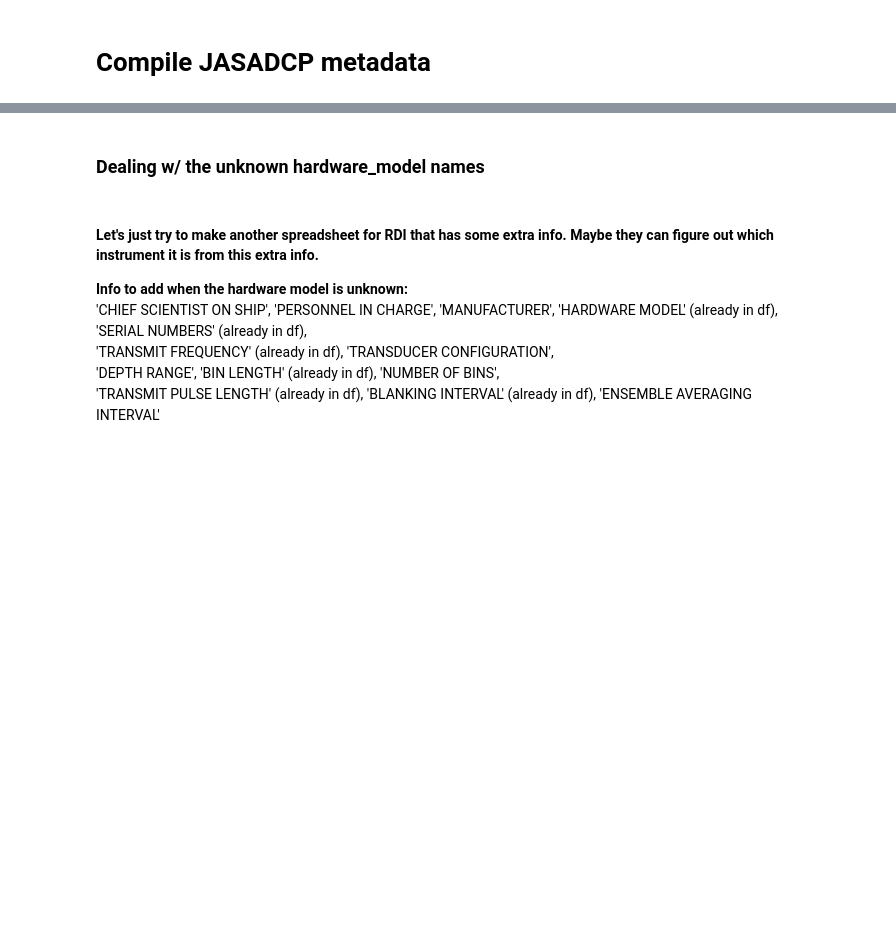
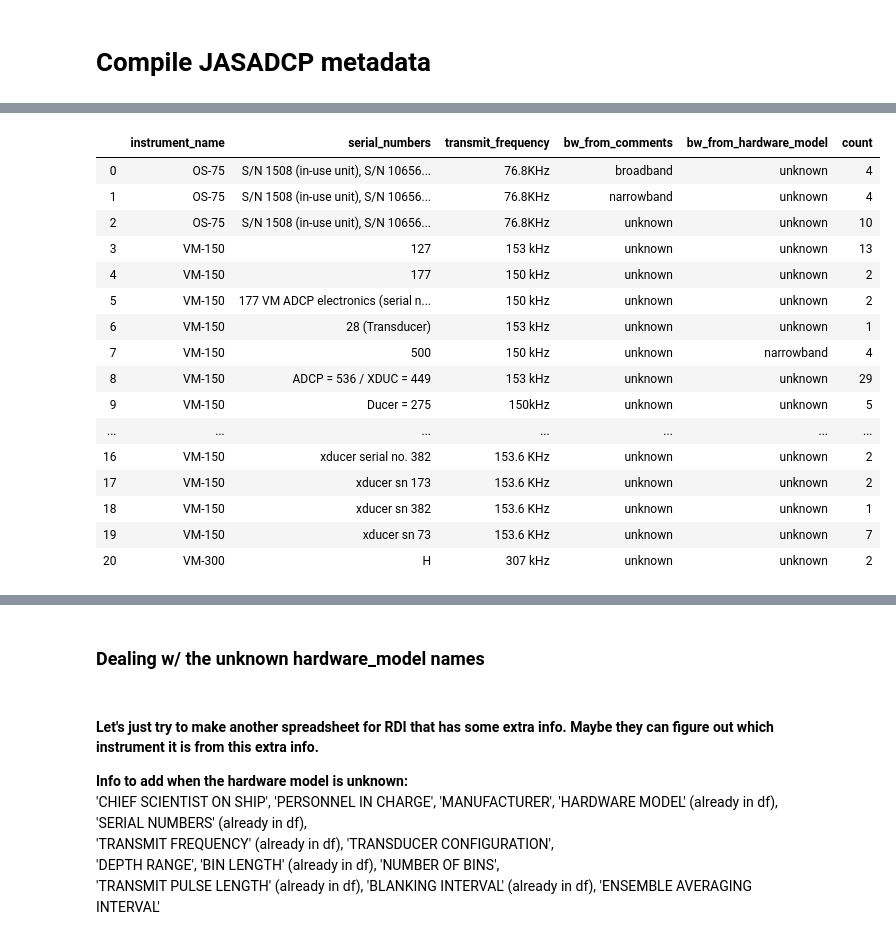
Before and after one commit to shirleyswirley/acoustic-variability, a Jupyter notebook: python/create_instrument_spreadsheet.ipynb, the cells around one changed output, grey strips where cells are left out. Cells and saved outputs as stored; diff of their text form; code cells hidden in the pictures; blank space fills up the shorter version.

```diff
--- a/python/create_instrument_spreadsheet.ipynb
+++ b/python/create_instrument_spreadsheet.ipynb
@@ -135,6 +150,7 @@ def set_bandwidth_from_hardware_model(row):
 # %%
 df['bw_from_comments']=df.apply(set_bandwidth_from_comments, axis=1)
 df['bw_from_hardware_model']=df.apply(set_bandwidth_from_hardware_model, axis=1)
+df['bandwidth']=df.apply(set_final_bandwidth, axis=1)
 # %%
 #pd.set_option('max_rows', 100)
 #pd.set_option('display.max_colwidth', -1)
@@ -198,0 +259,6 @@ df['hardware_model'].value_counts().to_csv('jasadcp_unique_instruments.csv', hea
+# %%
+# - Create df w/ uniform instrument names
+df['instrument_name']=df.apply(set_uniform_name_orig_hardware_model, axis=1)
+cols = list(df.columns.values)
+cols = [cols[0]]+['instrument_name']+cols[1:-1]
+df = df[cols]
@@ -198,0 +306,6 @@ df['hardware_model'].value_counts().to_csv('jasadcp_unique_instruments.csv', hea
+# %%
+#df_sn = df.dropna(subset = ['serial_numbers'])
+df_sn = df.dropna(subset = ['serial_numbers'])[['instrument_name','serial_numbers',
+                                                'transmit_frequency','bw_from_comments',
+                                                'bw_from_hardware_model','cruise_beg_date','comments']]
+df_sn = df_sn[df_sn['serial_numbers'] != 'unconfirmed']
@@ -198,0 +345,22 @@ df['hardware_model'].value_counts().to_csv('jasadcp_unique_instruments.csv', hea
+# %%
+df_sn.groupby(['instrument_name','serial_numbers','transmit_frequency',
+               'bw_from_comments','bw_from_hardware_model']
+             ).size().reset_index().rename(columns={0:'count'})
+# %% [output]
+|  | instrument_name | serial_numbers | transmit_frequency | bw_from_comments | bw_from_hardware_model | count |
+| 0 | OS-75 | S/N 1508 (in-use unit), S/N 10656... | 76.8KHz | broadband | unknown | 4 |
+| 1 | OS-75 | S/N 1508 (in-use unit), S/N 10656... | 76.8KHz | narrowband | unknown | 4 |
+| 2 | OS-75 | S/N 1508 (in-use unit), S/N 10656... | 76.8KHz | unknown | unknown | 10 |
+| 3 | VM-150 | 127 | 153 kHz | unknown | unknown | 13 |
+| 4 | VM-150 | 177 | 150 kHz | unknown | unknown | 2 |
+| 5 | VM-150 | 177 VM ADCP electronics (serial n... | 150 kHz | unknown | unknown | 2 |
+| 6 | VM-150 | 28 (Transducer) | 153 kHz | unknown | unknown | 1 |
+| 7 | VM-150 | 500 | 150 kHz | unknown | narrowband | 4 |
+| 8 | VM-150 | ADCP = 536 / XDUC = 449 | 153 kHz | unknown | unknown | 29 |
+| 9 | VM-150 | Ducer = 275 | 150kHz | unknown | unknown | 5 |
+| ... | ... | ... | ... | ... | ... | ... |
+| 16 | VM-150 | xducer serial no. 382 | 153.6 KHz | unknown | unknown | 2 |
+| 17 | VM-150 | xducer sn 173 | 153.6 KHz | unknown | unknown | 2 |
+| 18 | VM-150 | xducer sn 382 | 153.6 KHz | unknown | unknown | 1 |
+| 19 | VM-150 | xducer sn 73 | 153.6 KHz | unknown | unknown | 7 |
+| 20 | VM-300 | H | 307 kHz | unknown | unknown | 2 |
```
Also changed, not shown: parts of 17 cells of this notebook.
